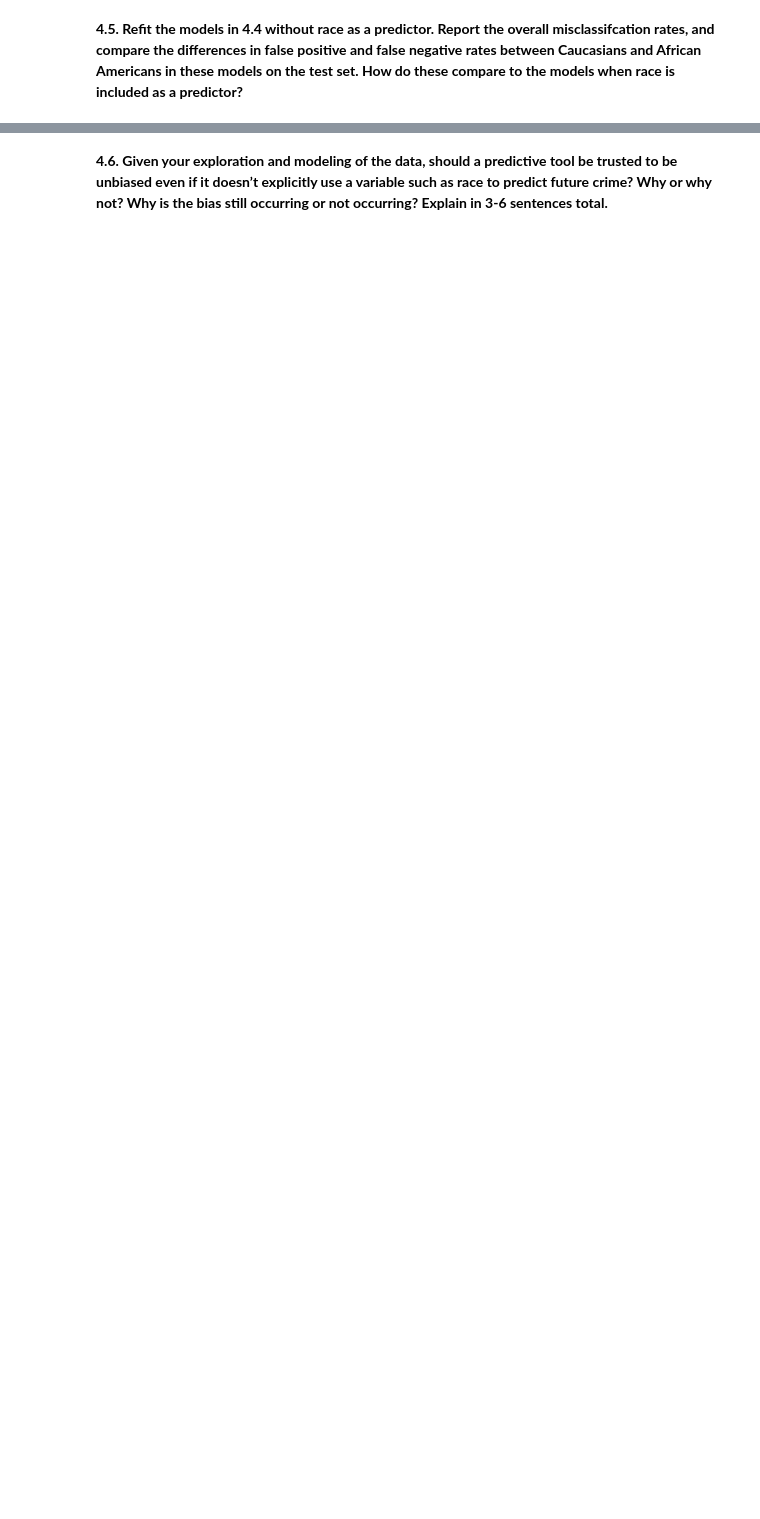
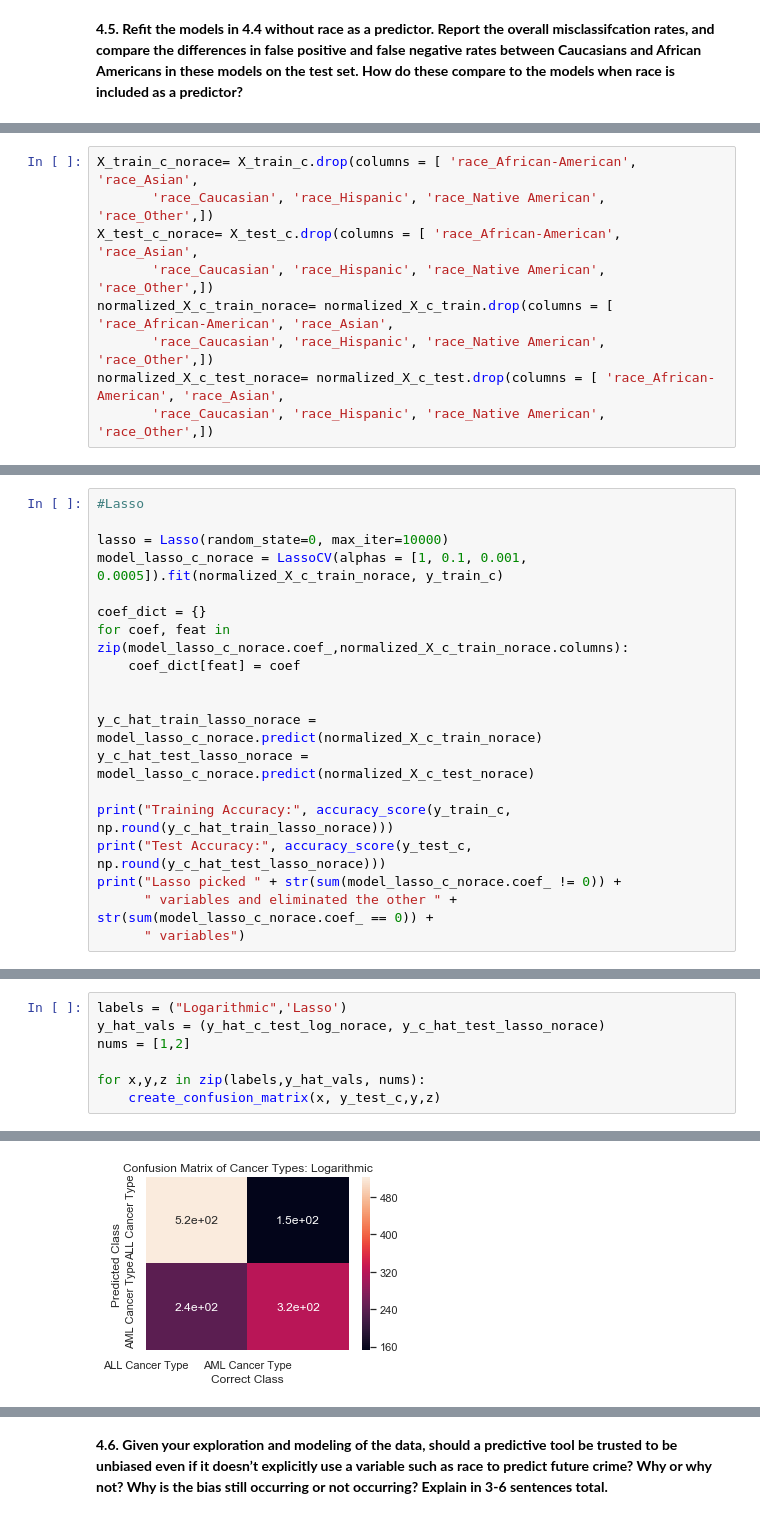
Before and after one commit to jake-w-schneider/CS109a-Group-81-Final-Project, a Jupyter notebook: HW/hw5/hw5.ipynb, the cells around one changed output, grey strips where cells are left out. Saved outputs shown, nothing was run; the diff lists cells and outputs as text; blank space fills up the shorter version.

```diff
--- a/HW/hw5/hw5.ipynb
+++ b/HW/hw5/hw5.ipynb
@@ -361,0 +545,9 @@ compas_df = pd.read_csv('data/compas.csv')
+# %%
+X_train_c_norace= X_train_c.drop(columns = [ 'race_African-American', 'race_Asian',
+       'race_Caucasian', 'race_Hispanic', 'race_Native American', 'race_Other',])
+X_test_c_norace= X_test_c.drop(columns = [ 'race_African-American', 'race_Asian',
+       'race_Caucasian', 'race_Hispanic', 'race_Native American', 'race_Other',])
+normalized_X_c_train_norace= normalized_X_c_train.drop(columns = [ 'race_African-American', 'race_Asian',
+       'race_Caucasian', 'race_Hispanic', 'race_Native American', 'race_Other',])
+normalized_X_c_test_norace= normalized_X_c_test.drop(columns = [ 'race_African-American', 'race_Asian',
+       'race_Caucasian', 'race_Hispanic', 'race_Native American', 'race_Other',])
@@ -361,0 +566,19 @@ compas_df = pd.read_csv('data/compas.csv')
+# %%
+#Lasso
+
+lasso = Lasso(random_state=0, max_iter=10000)
+model_lasso_c_norace = LassoCV(alphas = [1, 0.1, 0.001, 0.0005]).fit(normalized_X_c_train_norace, y_train_c)
+
+coef_dict = {}
+for coef, feat in zip(model_lasso_c_norace.coef_,normalized_X_c_train_norace.columns):
+    coef_dict[feat] = coef
+
+
+y_c_hat_train_lasso_norace = model_lasso_c_norace.predict(normalized_X_c_train_norace)
+y_c_hat_test_lasso_norace = model_lasso_c_norace.predict(normalized_X_c_test_norace)
+
+print("Training Accuracy:", accuracy_score(y_train_c, np.round(y_c_hat_train_lasso_norace)))
+print("Test Accuracy:", accuracy_score(y_test_c, np.round(y_c_hat_test_lasso_norace)))
+print("Lasso picked " + str(sum(model_lasso_c_norace.coef_ != 0)) +
+      " variables and eliminated the other " +  str(sum(model_lasso_c_norace.coef_ == 0)) +
+      " variables")
@@ -361,0 +589,8 @@ compas_df = pd.read_csv('data/compas.csv')
+# %%
+labels = ("Logarithmic",'Lasso')
+y_hat_vals = (y_hat_c_test_log_norace, y_c_hat_test_lasso_norace)
+nums = [1,2]
+
+for x,y,z in zip(labels,y_hat_vals, nums):
+    create_confusion_matrix(x, y_test_c,y,z)
+# %% [output]
@@ -361,0 +616 @@ compas_df = pd.read_csv('data/compas.csv')
+[figure, added]
```
Also changed, not shown: parts of 25 cells of this notebook.
